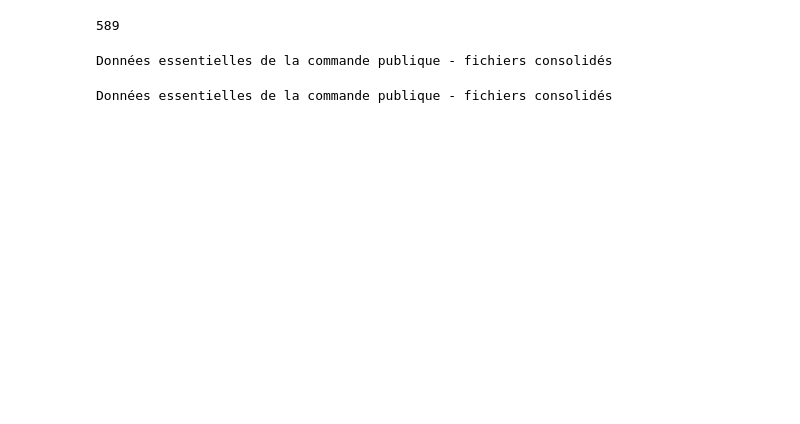
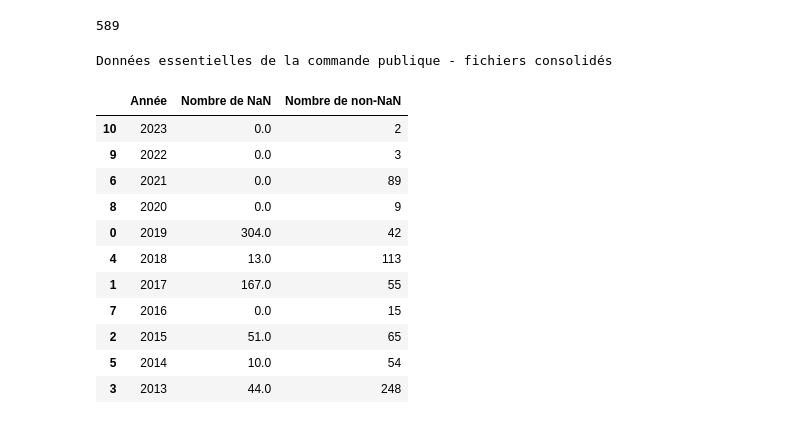
Before and after one commit to 139bercy/opendata-threads-categoria, a Jupyter notebook: src/scripts/data_acquisition/test.ipynb, the cells around one changed output. Saved outputs shown, nothing was run; the diff lists cells and outputs as text; code cells hidden in the pictures; blank space fills up the shorter version.

```diff
--- a/src/scripts/data_acquisition/test.ipynb
+++ b/src/scripts/data_acquisition/test.ipynb
@@ -178,7 +180,55 @@ nans_remote_id.shape[0]
 print(nans_remote_id['title_dataset'].iloc[0])
 # %% [output]
 Données essentielles de la commande publique - fichiers consolidés
-# %%
-print(nans_remote_id['title_dataset'].iloc[0])
-# %% [output]
-Données essentielles de la commande publique - fichiers consolidés
+# %%
+# Convertion de la colonne 'created_dataset' en datetime
+mefsin['created_dataset'] = pd.to_datetime(mefsin['created_dataset'])
+
+# Création d'une nouvelle colonne 'year' pour extraire l'année en utilisant .dt.year
+mefsin['year'] = mefsin['created_dataset'].dt.year
+
+# Effectuer la ventilation par année pour les valeurs de 'remote_id' égales à NaN
+ventilation_nan = mefsin[mefsin['remote_id'].isna()]['year'].value_counts().reset_index()
+ventilation_nan.columns = ['Année', 'Nombre de NaN']
+
+# Effectuer la ventilation par année pour les valeurs de 'remote_id' différentes de NaN
+ventilation_non_nan = mefsin[~mefsin['remote_id'].isna()]['year'].value_counts().reset_index()
+ventilation_non_nan.columns = ['Année', 'Nombre de non-NaN']
+
+# Fusionner les deux tableaux pour avoir une vue d'ensemble
+res = pd.merge(ventilation_nan, ventilation_non_nan, on='Année', how='outer').fillna(0)
+import pandas as pd
+
+# Supposons que vous avez un DataFrame 'mefsin' avec la colonne 'created_dataset' et 'remote_id'
+
+# Convertissez la colonne 'created_dataset' en datetime
+mefsin['created_dataset'] = pd.to_datetime(mefsin['created_dataset'])
+
+# Créez une nouvelle colonne 'year' pour extraire l'année en utilisant .dt.year
+mefsin['year'] = mefsin['created_dataset'].dt.year
+
+# Effectuez la ventilation par année pour les valeurs de 'remote_id' égales à NaN
+ventilation_nan = mefsin[mefsin['remote_id'].isna()]['year'].value_counts().reset_index()
+ventilation_nan.columns = ['Année', 'Nombre de NaN']
+
+# Effectuez la ventilation par année pour les valeurs de 'remote_id' différentes de NaN
+ventilation_non_nan = mefsin[~mefsin['remote_id'].isna()]['year'].value_counts().reset_index()
+ventilation_non_nan.columns = ['Année', 'Nombre de non-NaN']
+
+# Fusionnez les deux tableaux pour avoir une vue d'ensemble
+res = pd.merge(ventilation_nan, ventilation_non_nan, on='Année', how='outer').fillna(0)
+res_sorted = res.sort_values(by='Année', ascending=False)
+res_sorted
+# %% [output]
+|  | Année | Nombre de NaN | Nombre de non-NaN |
+| 10 | 2023 | 0.0 | 2 |
+| 9 | 2022 | 0.0 | 3 |
+| 6 | 2021 | 0.0 | 89 |
+| 8 | 2020 | 0.0 | 9 |
+| 0 | 2019 | 304.0 | 42 |
+| 4 | 2018 | 13.0 | 113 |
+| 1 | 2017 | 167.0 | 55 |
+| 7 | 2016 | 0.0 | 15 |
+| 2 | 2015 | 51.0 | 65 |
+| 5 | 2014 | 10.0 | 54 |
+| 3 | 2013 | 44.0 | 248 |
```
Also changed, not shown: parts of 13 cells of this notebook, 5 other files.
